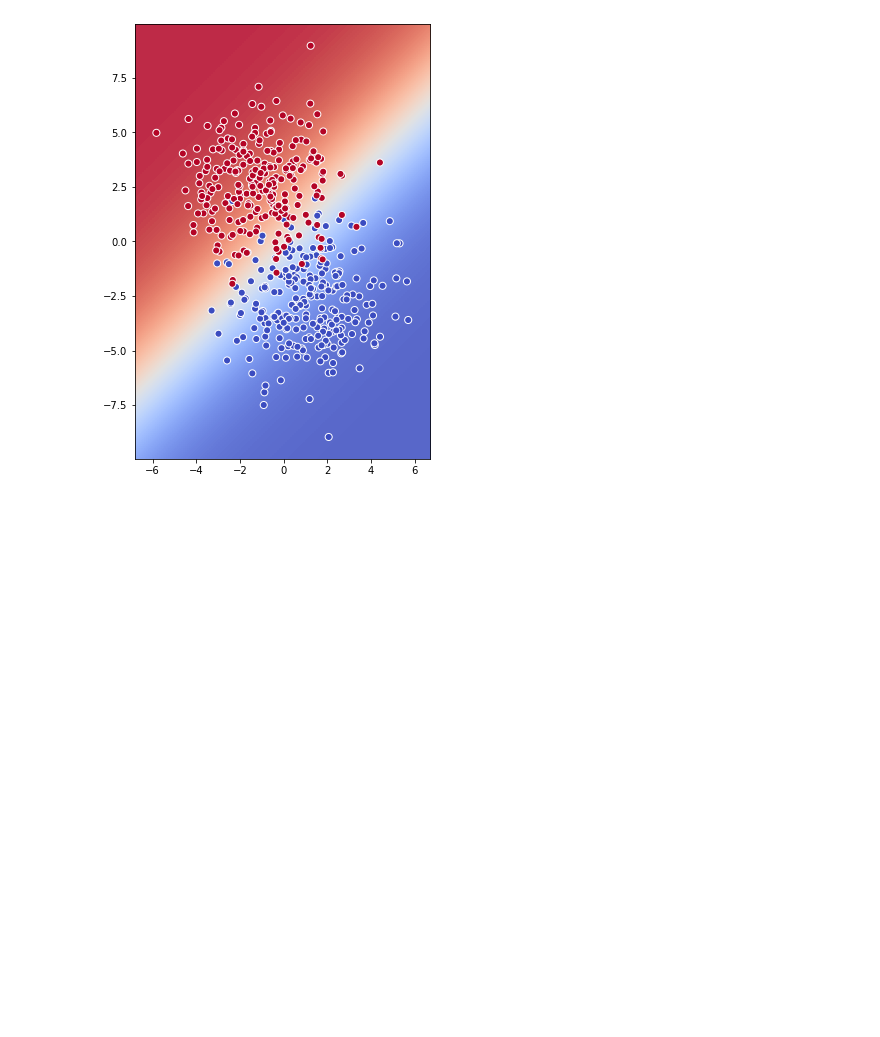
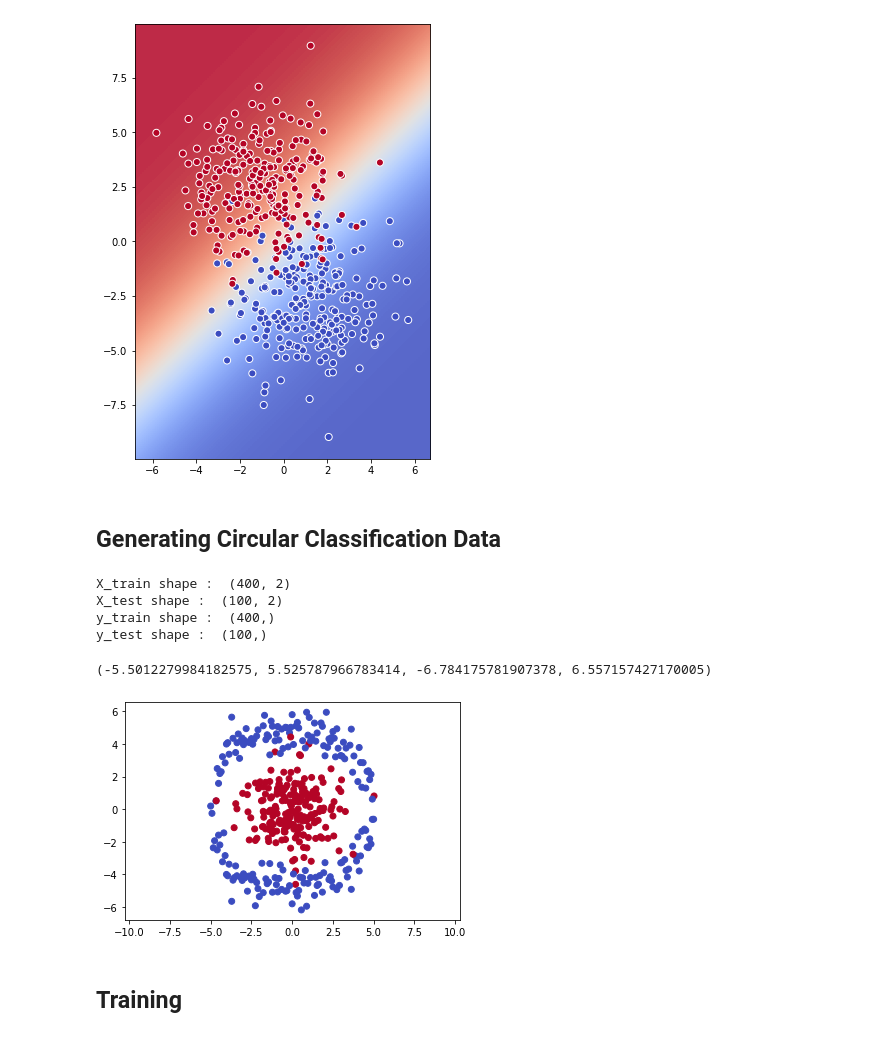
Before and after one commit to Suraj1199/DLfromScratch, a Jupyter notebook: Logistic_Regression.ipynb, the cells around one changed output. Drawn from its saved outputs; the diff is of its cells as text; code cells hidden in the pictures; blank space fills up the shorter version.

Commit message:
Add Circular data in Logistic_Regression.ipynb

```diff
--- a/Logistic_Regression.ipynb
+++ b/Logistic_Regression.ipynb
@@ -191,3 +191,37 @@ plt.scatter(X[:, 0], X[:, 1], c=y, edgecolors='white', s=50)
 # %% [output]
 <matplotlib.collections.PathCollection at 0x...>
 [figure]
+# %% [markdown]
+## Generating Circular Classification Data
+# %%
+def generate_circular_data(size, classes=2, sep=5, noise=1.5, n_features=2, centre=0):
+    x1 = np.linspace(-sep, sep, size // (2 * classes))
+    x2 = np.sqrt(sep ** 2 - x1 ** 2) + np.random.randn(size // (2 * classes)) * (noise * sep / 10)
+    X = np.r_[np.c_[x1, x2], np.c_[x1, -x2]]
+    X = np.r_[X, np.random.normal(loc=centre, scale=noise, size=(size // classes, n_features))]
+    y = np.concatenate([np.zeros(size // classes) + i for i in range(classes)], axis=0)
+    return X, y
+# %%
+X, y = generate_circular_data(500)
+# %%
+from sklearn.model_selection import train_test_split
+
+X_train, X_test, y_train, y_test = train_test_split(X, y, test_size=0.2)
+# %%
+print("X_train shape : ", X_train.shape)
+print("X_test shape : ", X_test.shape)
+print("y_train shape : ", y_train.shape)
+print("y_test shape : ", y_test.shape)
+# %% [output]
+X_train shape :  (400, 2)
+X_test shape :  (100, 2)
+y_train shape :  (400,)
+y_test shape :  (100,)
+# %%
+plt.scatter(X_train[:, 0], X_train[:, 1], c=y_train)
+plt.axis('equal')
+# %% [output]
+(-5.5012279984182575, 5.525787966783414, -6.784175781907378, 6.557157427170005)
+[figure, added]
+# %% [markdown]
+## Training
```
Also changed, not shown: parts of 12 cells of this notebook.
